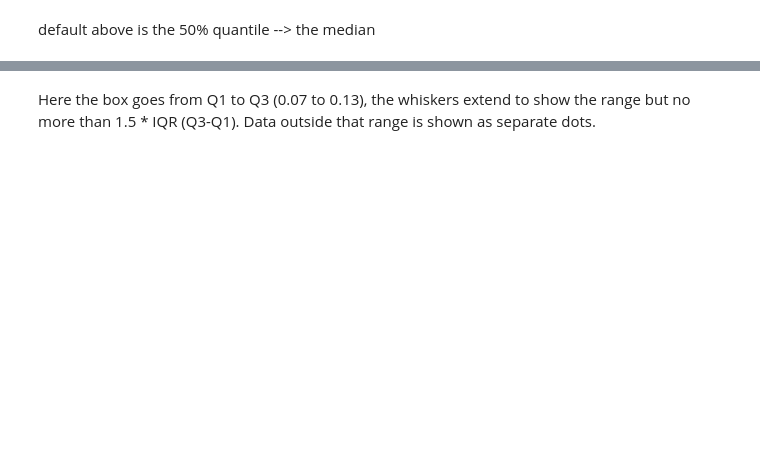
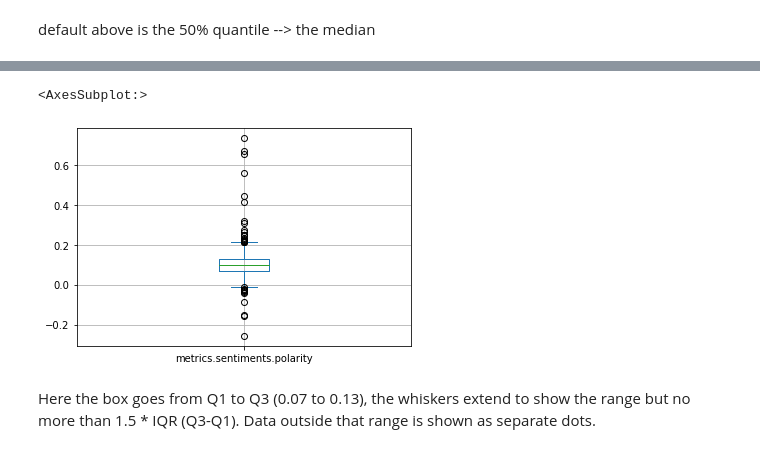
Before and after one commit to aarongaines/csx4501, a Jupyter notebook: 05_July25/01-classicsStats.ipynb, the cells around one changed output, grey strips where cells are left out. Saved outputs shown, nothing was run; the diff lists cells and outputs as text; code cells hidden in the pictures; blank space fills up the shorter version.

```diff
--- a/05_July25/01-classicsStats.ipynb
+++ b/05_July25/01-classicsStats.ipynb
@@ -39,5 +112,8 @@ df['metrics.sentiments.polarity'].quantile(0.75)
 # %%
-df['metrics.sentiments.polarity'].plot(kind='box')
+df['metrics.sentiments.polarity'].plot(kind='box', grid=True)
+# %% [output]
+<AxesSubplot:>
+[figure, added]
 # %% [markdown]
 Here the box goes from Q1 to Q3 (0.07 to 0.13), the whiskers extend to show the range but no more than 1.5 * IQR (Q3-Q1).  Data outside that range is shown as separate dots.
 # %%
```
Also changed, not shown: parts of 36 cells of this notebook, 2 other files.
